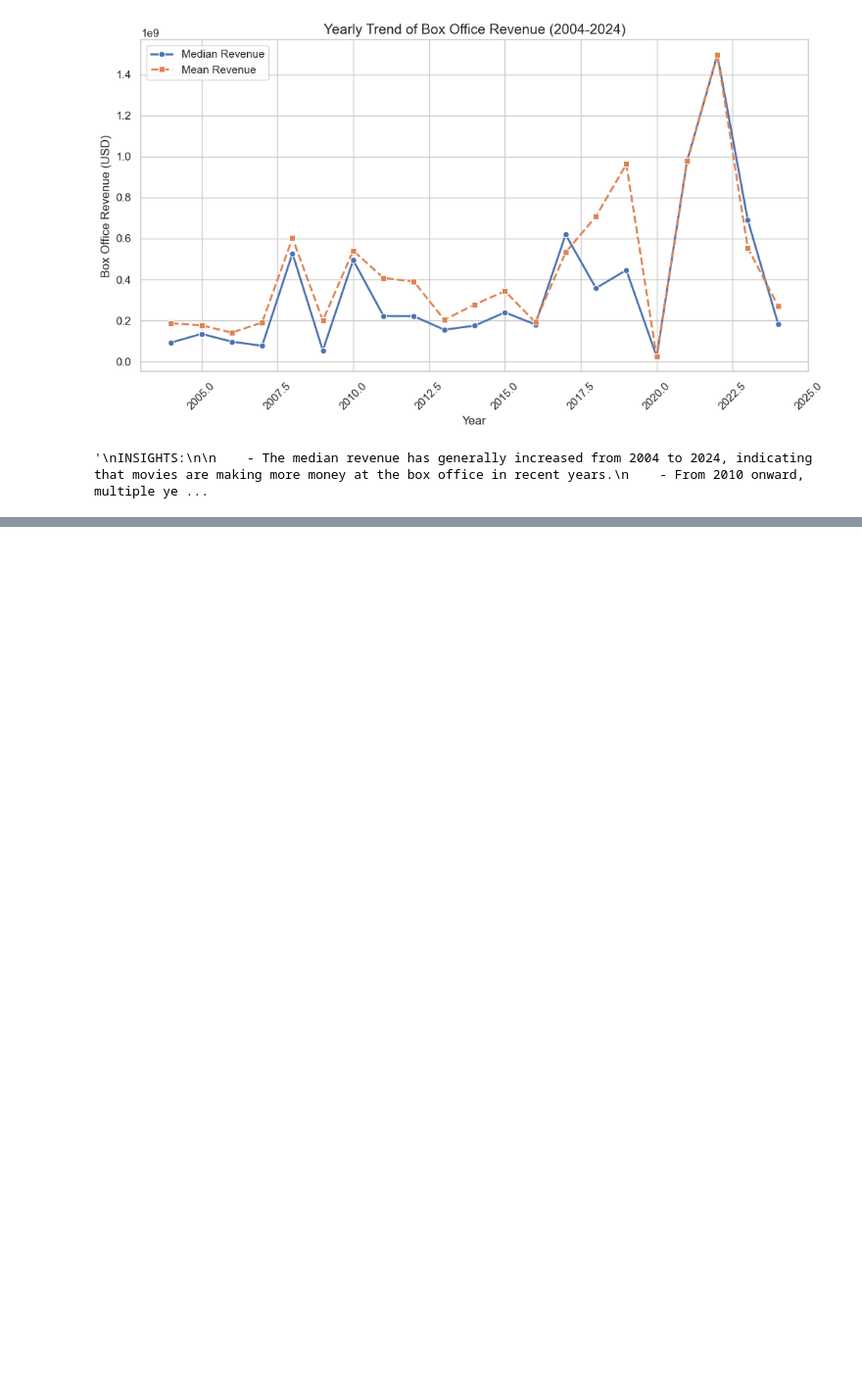
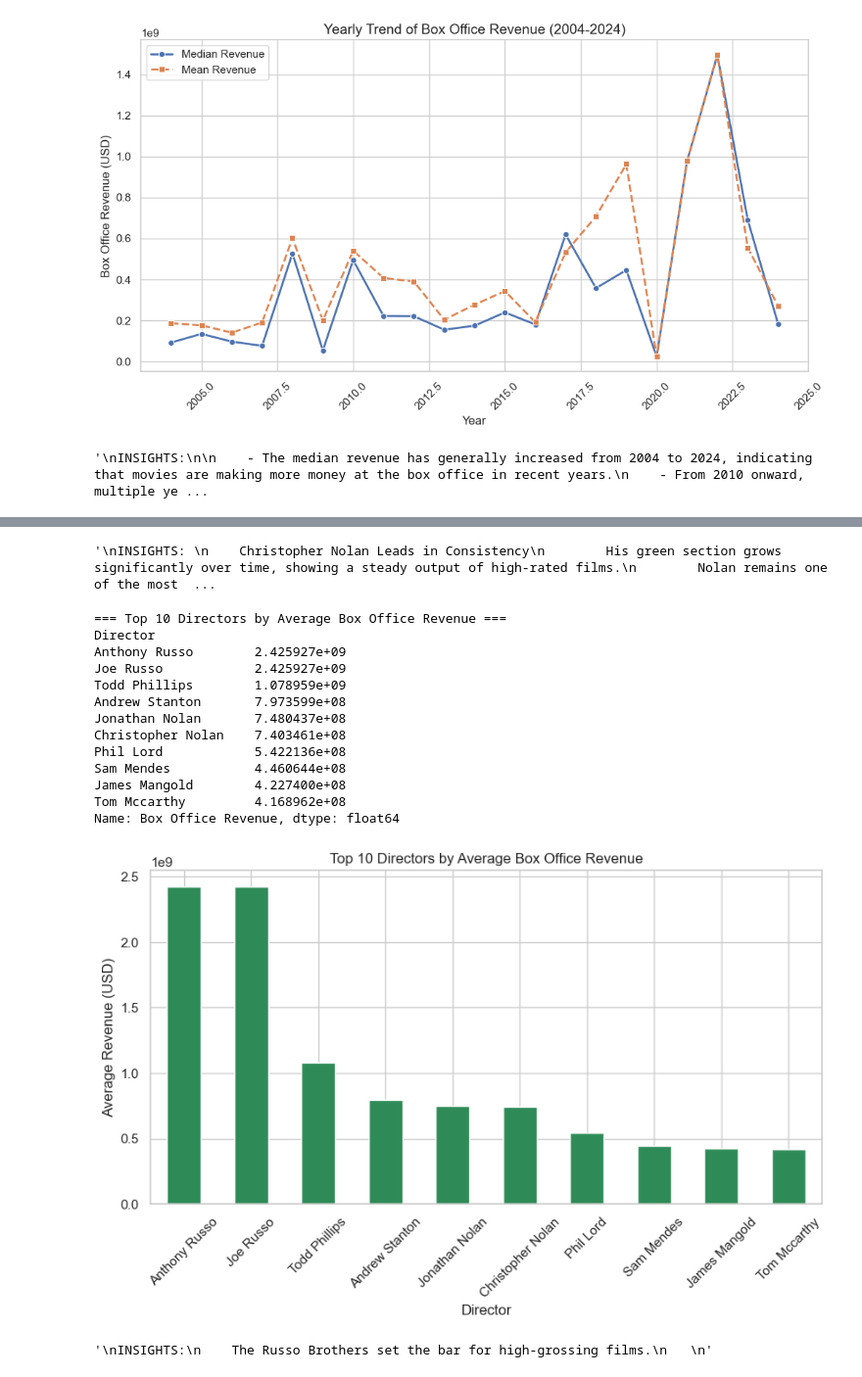
Before and after one commit to BihaniM/-OOP-for-School-Management-System, a Jupyter notebook: IMDB_Analysis.ipynb, the cells around one changed output, grey strips where cells are left out. Shown at 98% size. Drawn from its saved outputs; the diff is of its cells as text; code cells hidden in the pictures; blank space fills up the shorter version.

```diff
--- a/IMDB_Analysis.ipynb
+++ b/IMDB_Analysis.ipynb
@@ -387,0 +614,53 @@ INSIGHTS:
+# %%
+"""
+INSIGHTS:
+    Christopher Nolan Leads in Consistency
+        His green section grows significantly over time, showing a steady output of high-rated films.
+        Nolan remains one of the most influential directors across multiple years.
+
+    Jonathan Nolan, Martin Scorsese, and Quentin Tarantino Maintain a Strong Presence
+        Their cumulative contributions increase steadily, indicating long-term industry influence.
+
+    The overall number of movies directed rises sharply after 2010, reflecting the growing importance of these directors in top-rated cinema.
+
+    """
+# %% [output]
+'\nINSIGHTS: \n    Christopher Nolan Leads in Consistency\n        His green section grows significantly over time, showing a steady output of high-rated films.\n        Nolan remains one of the most  ...
+# %%
+# Influence of Directors and Actors on Movie Success
+
+# Compare average box office revenue for top directors
+director_revenue = df_exploded_directors.groupby("Director")["Box Office Revenue"].mean().sort_values(ascending=False).head(10)
+print("\n=== Top 10 Directors by Average Box Office Revenue ===")
+print(director_revenue)
+
+plt.figure(figsize=(10, 5))
+director_revenue.plot(kind="bar", color="seagreen")
+plt.title("Top 10 Directors by Average Box Office Revenue")
+plt.xlabel("Director")
+plt.ylabel("Average Revenue (USD)")
+plt.xticks(rotation=45)
+plt.show()
+# %% [output]
+=== Top 10 Directors by Average Box Office Revenue ===
+Director
+Anthony Russo        2.425927e+09
+Joe Russo            2.425927e+09
+Todd Phillips        1.078959e+09
+Andrew Stanton       7.973599e+08
+Jonathan Nolan       7.480437e+08
+Christopher Nolan    7.403461e+08
+Phil Lord            5.422136e+08
+Sam Mendes           4.460644e+08
+James Mangold        4.227400e+08
+Tom Mccarthy         4.168962e+08
+Name: Box Office Revenue, dtype: float64
+[figure, added]
+# %%
+"""
+INSIGHTS:
+    The Russo Brothers set the bar for high-grossing films.
+
+"""
+# %% [output]
+'\nINSIGHTS:\n    The Russo Brothers set the bar for high-grossing films.\n   \n'
```
Also changed, not shown: parts of 31 cells of this notebook.
